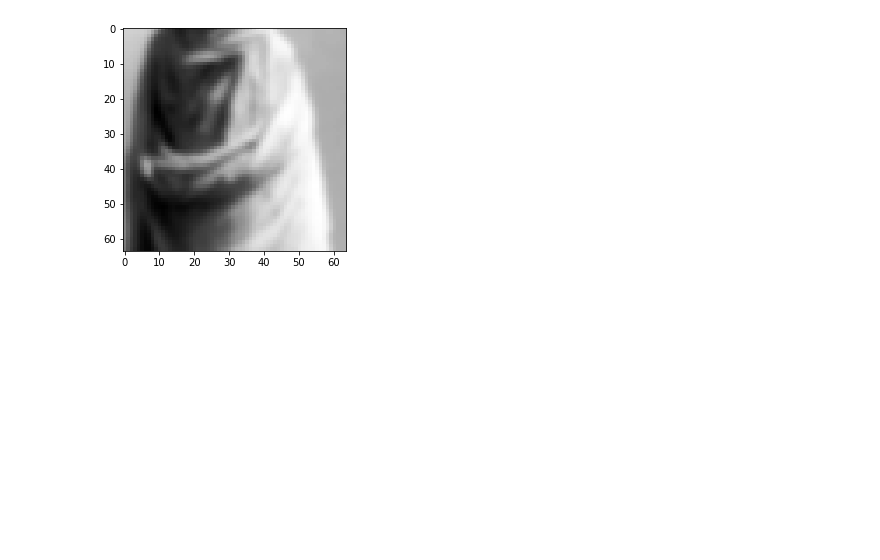
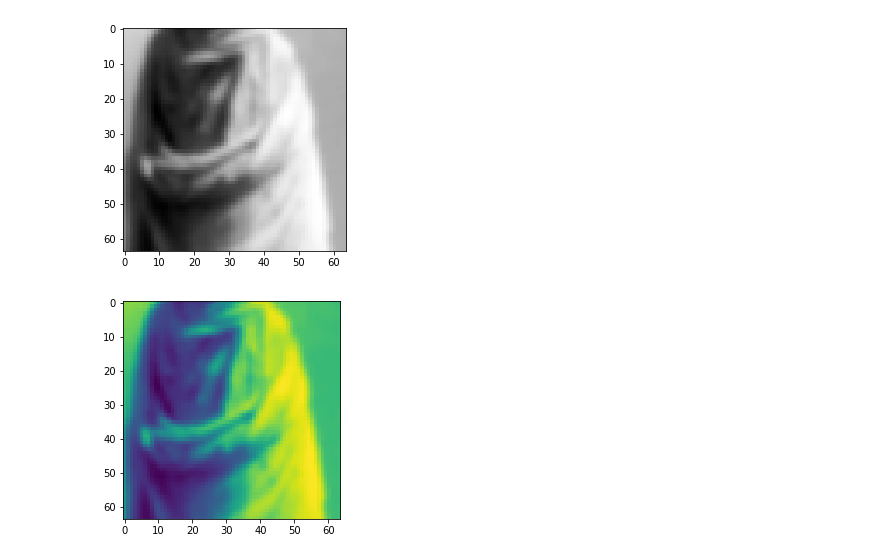
Before and after one commit to semyonkozlov/abbyy-diploma, a Jupyter notebook: descriptor/siamese/datasets.ipynb, the cells around one changed output. Cells and saved outputs as stored; diff of their text form; code cells hidden in the pictures; blank space fills up the shorter version.

```diff
--- a/descriptor/siamese/datasets.ipynb
+++ b/descriptor/siamese/datasets.ipynb
@@ -110,3 +113,7 @@ for p in augmented:
 [figure]
 [figure]
 [figure]
+# %%
+plt.imshow(patch / 255);
+# %% [output]
+[figure, added]
```
Also changed, not shown: parts of 2 cells of this notebook, 2 other files.
